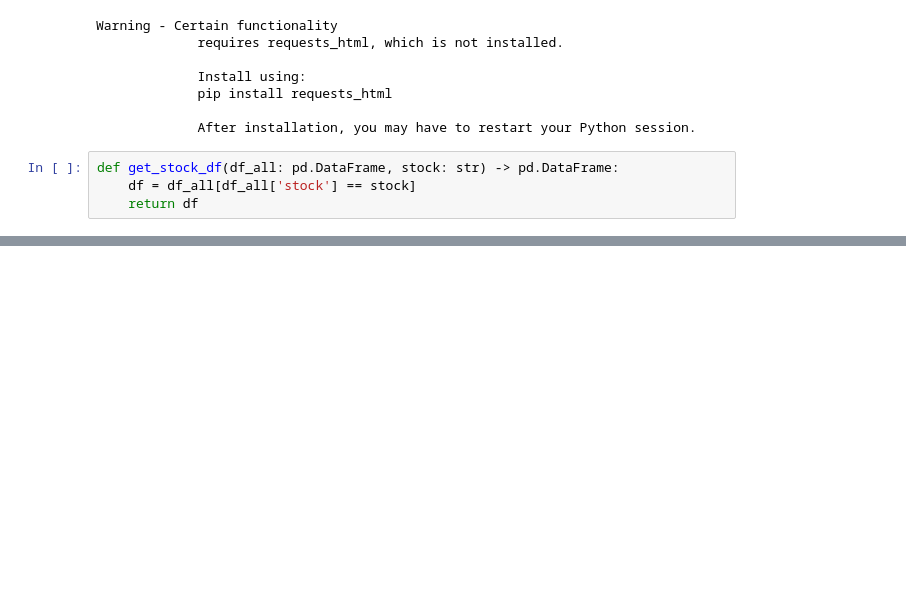
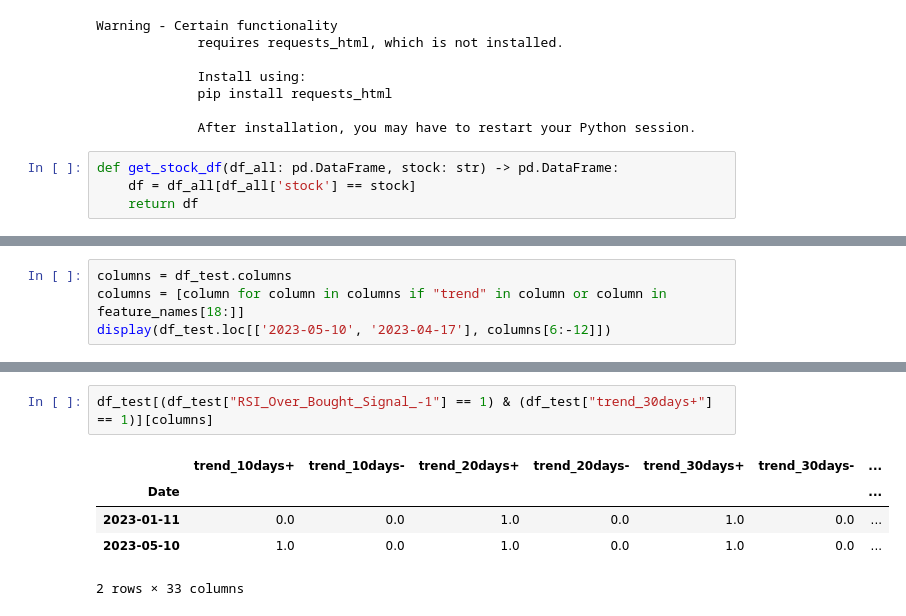
Before and after one commit to junqiangzhou/Quant-Modeling, a Jupyter notebook: visualize.ipynb, the cells around one changed output, grey strips where cells are left out. Cells and saved outputs as stored; diff of their text form; blank space fills up the shorter version.

```diff
--- a/visualize.ipynb
+++ b/visualize.ipynb
@@ -137,0 +101,4 @@ df.head(10)
+# %%
+columns = df_test.columns
+columns = [column for column in columns if "trend" in column or column in feature_names[18:]]
+display(df_test.loc[['2023-05-10', '2023-04-17'], columns[6:-12]])
@@ -137,0 +110,8 @@ df.head(10)
+# %%
+df_test[(df_test["RSI_Over_Bought_Signal_-1"] == 1) & (df_test["trend_30days+"] == 1)][columns]
+# %% [output]
+|  | trend_10days+ | trend_10days- | trend_20days+ | trend_20days- | trend_30days+ | trend_30days- | ... |
+| Date |  |  |  |  |  |  | ... |
+| 2023-01-11 | 0.0 | 0.0 | 1.0 | 0.0 | 1.0 | 0.0 | ... |
+| 2023-05-10 | 1.0 | 0.0 | 1.0 | 0.0 | 1.0 | 0.0 | ... |
+2 rows × 33 columns
```
Also changed, not shown: parts of 13 cells of this notebook, 11 other files.
